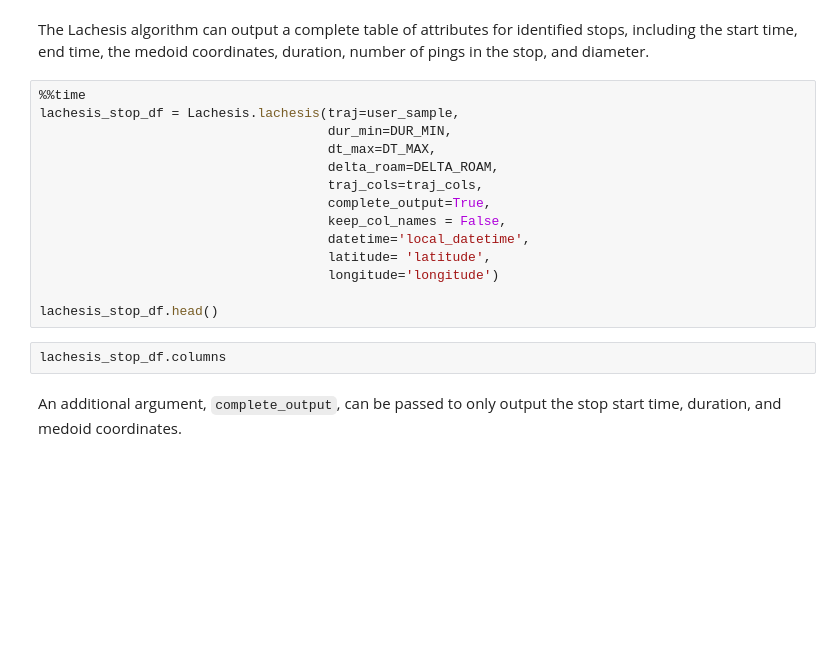
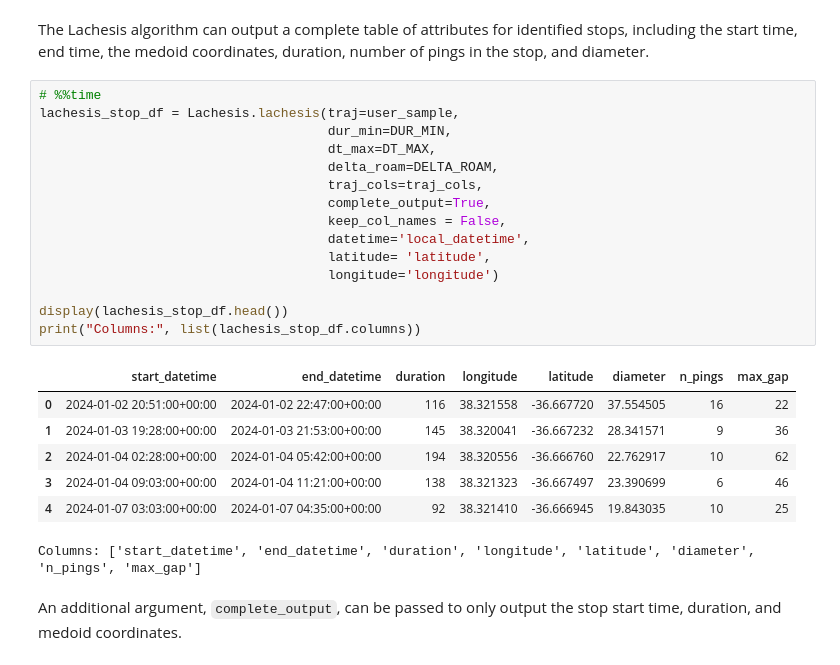
Before and after one commit to Watts-Lab/nomad, a Jupyter notebook: examples/[3]stop-detection.ipynb, the cells around one changed output. Saved outputs shown, nothing was run; the diff lists cells and outputs as text; blank space fills up the shorter version.

````diff
--- a/examples/[3]stop-detection.ipynb
+++ b/examples/[3]stop-detection.ipynb
@@ -124,21 +143,28 @@ DELTA_ROAM = 50
 # %% [markdown]
 The Lachesis algorithm can output a complete table of attributes for identified stops, including the start time, end time, the medoid coordinates, duration, number of pings in the stop, and diameter.
 # %%
-%%time
+# %%time
 lachesis_stop_df = Lachesis.lachesis(traj=user_sample,
                                      dur_min=DUR_MIN,
                                      dt_max=DT_MAX,
                                      delta_roam=DELTA_ROAM,
                                      traj_cols=traj_cols,
                                      complete_output=True,
                                      keep_col_names = False,
                                      datetime='local_datetime',
                                      latitude= 'latitude',
                                      longitude='longitude')
 
-lachesis_stop_df.head()
+display(lachesis_stop_df.head())
+print("Columns:", list(lachesis_stop_df.columns))
+# %% [output]
+|  | start_datetime | end_datetime | duration | longitude | latitude | diameter | n_pings | max_gap |
+| 0 | 2024-01-02 20:51:00+00:00 | 2024-01-02 22:47:00+00:00 | 116 | 38.321558 | -36.667720 | 37.554505 | 16 | 22 |
+| 1 | 2024-01-03 19:28:00+00:00 | 2024-01-03 21:53:00+00:00 | 145 | 38.320041 | -36.667232 | 28.341571 | 9 | 36 |
+| 2 | 2024-01-04 02:28:00+00:00 | 2024-01-04 05:42:00+00:00 | 194 | 38.320556 | -36.666760 | 22.762917 | 10 | 62 |
+| 3 | 2024-01-04 09:03:00+00:00 | 2024-01-04 11:21:00+00:00 | 138 | 38.321323 | -36.667497 | 23.390699 | 6 | 46 |
+| 4 | 2024-01-07 03:03:00+00:00 | 2024-01-07 04:35:00+00:00 | 92 | 38.321410 | -36.666945 | 19.843035 | 10 | 25 |
+Columns: ['start_datetime', 'end_datetime', 'duration', 'longitude', 'latitude', 'diameter', 'n_pings', 'max_gap']
-# %%
-lachesis_stop_df.columns
 # %% [markdown]
 An additional argument, ```complete_output```, can be passed to only output the stop start time, duration, and medoid coordinates.
 # %%
````
Also changed, not shown: parts of 11 cells of this notebook, 3 other files.
